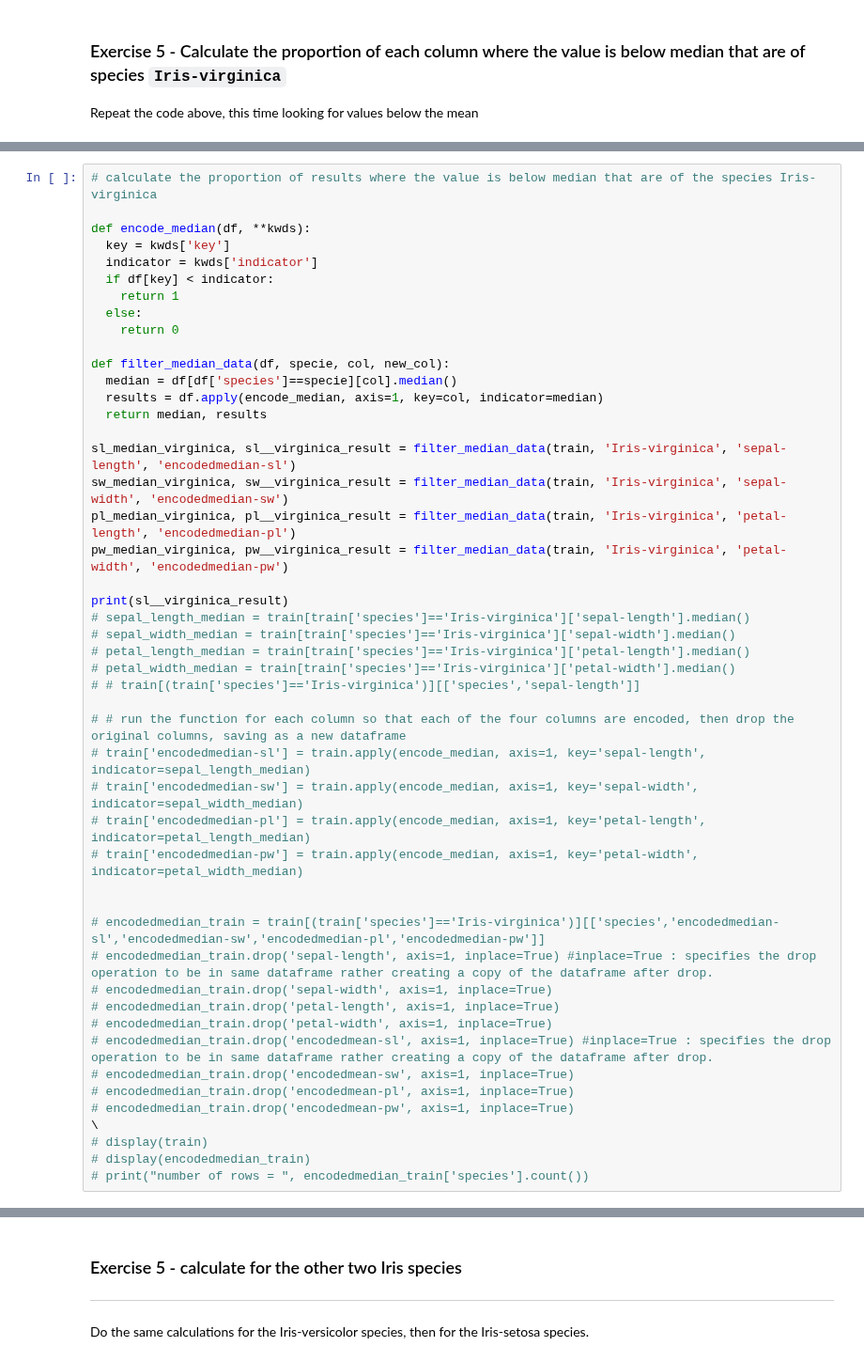
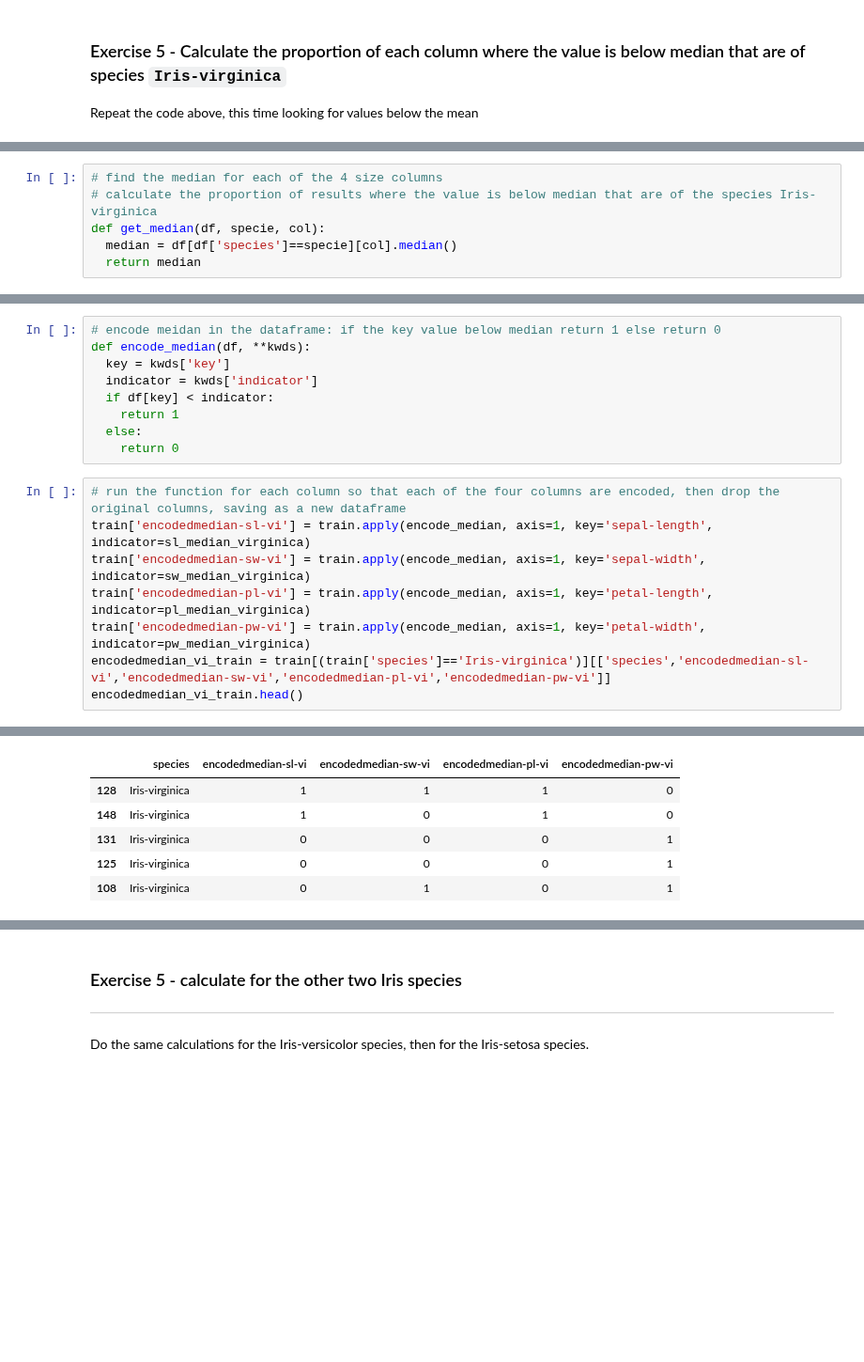
Before and after one commit to sysphcd/PythonProgrammingforData, a Jupyter notebook: 15_2_Decision_Tree_coded_model.ipynb, the cells around one changed output, grey strips where cells are left out. Shown at 94% size. Cells and saved outputs as stored; diff of their text form; blank space fills up the shorter version.

```diff
--- a/15_2_Decision_Tree_coded_model.ipynb
+++ b/15_2_Decision_Tree_coded_model.ipynb
@@ -271,0 +435,6 @@ Repeat the code above, this time looking for values below the mean
+# %%
+# find the median for each of the 4 size columns
+# calculate the proportion of results where the value is below median that are of the species Iris-virginica
+def get_median(df, specie, col):
+  median = df[df['species']==specie][col].median()
+  return median
@@ -272,49 +475,18 @@ Repeat the code above, this time looking for values below the mean
+# %%
+# encode meidan in the dataframe: if the key value below median return 1 else return 0
+def encode_median(df, **kwds):
+  key = kwds['key']
+  indicator = kwds['indicator']
+  if df[key] < indicator:
+    return 1
+  else:
+    return 0
 # %%
-# calculate the proportion of results where the value is below median that are of the species Iris-virginica
-
-def encode_median(df, **kwds):
-  key = kwds['key']
-  indicator = kwds['indicator']
-  if df[key] < indicator:
-    return 1
-  else:
-    return 0
-
-def filter_median_data(df, specie, col, new_col):
-  median = df[df['species']==specie][col].median()
-  results = df.apply(encode_median, axis=1, key=col, indicator=median)
-  return median, results
-
-sl_median_virginica, sl__virginica_result = filter_median_data(train, 'Iris-virginica', 'sepal-length', 'encodedmedian-sl')
-sw_median_virginica, sw__virginica_result = filter_median_data(train, 'Iris-virginica', 'sepal-width', 'encodedmedian-sw')
-pl_median_virginica, pl__virginica_result = filter_median_data(train, 'Iris-virginica', 'petal-length', 'encodedmedian-pl')
-pw_median_virginica, pw__virginica_result = filter_median_data(train, 'Iris-virginica', 'petal-width', 'encodedmedian-pw')
-
-print(sl__virginica_result)
-# sepal_length_median = train[train['species']=='Iris-virginica']['sepal-length'].median()
-# sepal_width_median = train[train['species']=='Iris-virginica']['sepal-width'].median()
-# petal_length_median = train[train['species']=='Iris-virginica']['petal-length'].median()
-# petal_width_median = train[train['species']=='Iris-virginica']['petal-width'].median()
-# # train[(train['species']=='Iris-virginica')][['species','sepal-length']]
-
-# # run the function for each column so that each of the four columns are encoded, then drop the original columns, saving as a new dataframe
-# train['encodedmedian-sl'] = train.apply(encode_median, axis=1, key='sepal-length', indicator=sepal_length_median)
-# train['encodedmedian-sw'] = train.apply(encode_median, axis=1, key='sepal-width', indicator=sepal_width_median)
-# train['encodedmedian-pl'] = train.apply(encode_median, axis=1, key='petal-length', indicator=petal_length_median)
-# train['encodedmedian-pw'] = train.apply(encode_median, axis=1, key='petal-width', indicator=petal_width_median)
-
-
-# encodedmedian_train = train[(train['species']=='Iris-virginica')][['species','encodedmedian-sl','encodedmedian-sw','encodedmedian-pl','encodedmedian-pw']]
-# encodedmedian_train.drop('sepal-length', axis=1, inplace=True) #inplace=True : specifies the drop operation to be in same dataframe rather creating a copy of the dataframe after drop.
-# encodedmedian_train.drop('sepal-width', axis=1, inplace=True)
-# encodedmedian_train.drop('petal-length', axis=1, inplace=True)
-# encodedmedian_train.drop('petal-width', axis=1, inplace=True)
-# encodedmedian_train.drop('encodedmean-sl', axis=1, inplace=True) #inplace=True : specifies the drop operation to be in same dataframe rather creating a copy of the dataframe after drop.
-# encodedmedian_train.drop('encodedmean-sw', axis=1, inplace=True)
-# encodedmedian_train.drop('encodedmean-pl', axis=1, inplace=True)
-# encodedmedian_train.drop('encodedmean-pw', axis=1, inplace=True)
-\
-# display(train)
-# display(encodedmedian_train)
-# print("number of rows = ", encodedmedian_train['species'].count())
+# run the function for each column so that each of the four columns are encoded, then drop the original columns, saving as a new dataframe
+train['encodedmedian-sl-vi'] = train.apply(encode_median, axis=1, key='sepal-length', indicator=sl_median_virginica)
+train['encodedmedian-sw-vi'] = train.apply(encode_median, axis=1, key='sepal-width', indicator=sw_median_virginica)
+train['encodedmedian-pl-vi'] = train.apply(encode_median, axis=1, key='petal-length', indicator=pl_median_virginica)
+train['encodedmedian-pw-vi'] = train.apply(encode_median, axis=1, key='petal-width', indicator=pw_median_virginica)
+encodedmedian_vi_train = train[(train['species']=='Iris-virginica')][['species','encodedmedian-sl-vi','encodedmedian-sw-vi','encodedmedian-pl-vi','encodedmedian-pw-vi']]
+encodedmedian_vi_train.head()
 # %% [output]
@@ -332,0 +493,6 @@ Length: 105, dtype: int64
+|  | species | encodedmedian-sl-vi | encodedmedian-sw-vi | encodedmedian-pl-vi | encodedmedian-pw-vi |
+| 128 | Iris-virginica | 1 | 1 | 1 | 0 |
+| 148 | Iris-virginica | 1 | 0 | 1 | 0 |
+| 131 | Iris-virginica | 0 | 0 | 0 | 1 |
+| 125 | Iris-virginica | 0 | 0 | 0 | 1 |
+| 108 | Iris-virginica | 0 | 1 | 0 | 1 |
```
Also changed, not shown: parts of 35 cells of this notebook.
